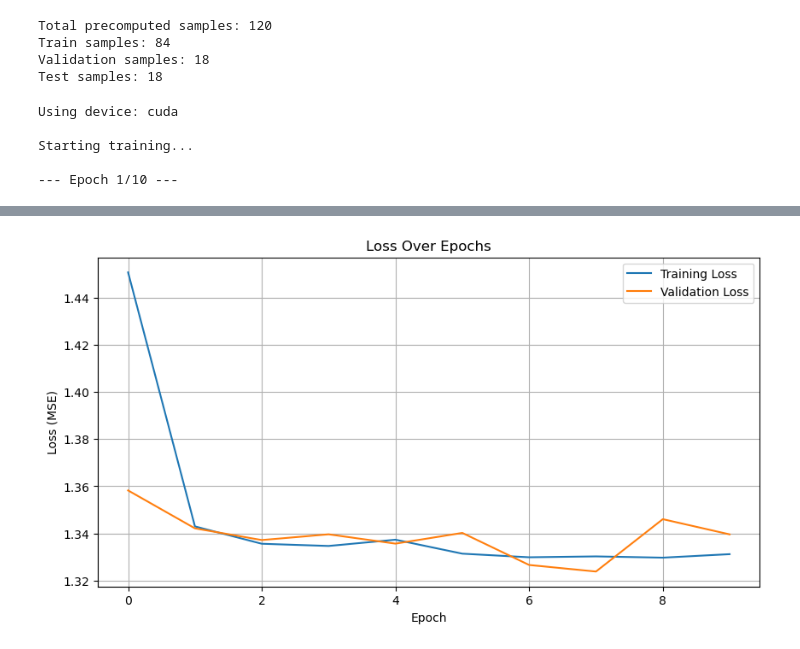
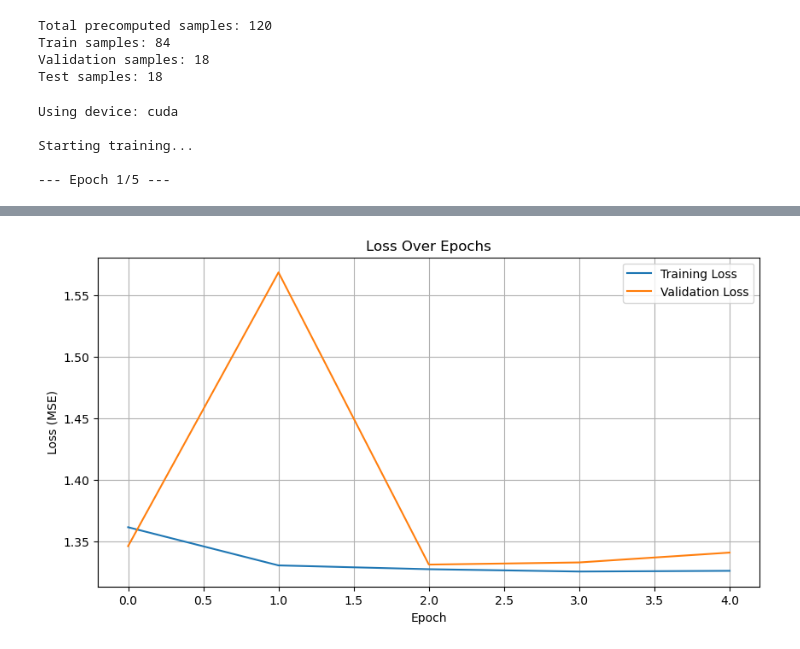
Before and after one commit to Mannvika/KyodaiNaturalResourceLab, a Jupyter notebook: ModelTrainingTest.ipynb, the cells around one changed output, grey strips where cells are left out. Cells and saved outputs as stored; diff of their text form; code cells hidden in the pictures.

Commit message:
Removed new unet defintion and added premade unet

```diff
--- a/ModelTrainingTest.ipynb
+++ b/ModelTrainingTest.ipynb
@@ -166,31 +121,45 @@ class SimpleUNet(nn.Module):
 # %%
-# --- Training Setup ---
 DEVICE = torch.device("cuda" if torch.cuda.is_available() else "cpu")
 print(f"Using device: {DEVICE}")
 
-MODEL_FEATURES = [32, 64, 128] # Further reduced features for 1500x1500
-model = SimpleUNet(in_channels=1, out_channels=1, features=MODEL_FEATURES).to(DEVICE)
+ENCODER = 'resnet18'
+ENCODER_WEIGHTS = 'imagenet'
+ENCODER_DEPTH = 3
+DECODER_CHANNELS = (128, 32, 16)
+IN_CHANNELS = 1
+OUT_CHANNELS = 1
 
-LEARNING_RATE = 1e-4
-NUM_EPOCHS = 10 # Start with fewer epochs
+model = smp.Unet(
+    encoder_name=ENCODER,
+    encoder_weights=ENCODER_WEIGHTS,
+    encoder_depth=ENCODER_DEPTH,
+    decoder_channels=DECODER_CHANNELS,
+    in_channels=IN_CHANNELS,
+    classes=OUT_CHANNELS,
+).to(DEVICE)
+
+LEARNING_RATE = 1e-2
+NUM_EPOCHS = 5
 WEIGHT_DECAY = 1e-5
 
 criterion = nn.MSELoss()
 optimizer = optim.Adam(model.parameters(), lr=LEARNING_RATE, weight_decay=WEIGHT_DECAY)
-scaler = torch.cuda.amp.GradScaler(enabled=(DEVICE.type == 'cuda')) # Mixed precision
+scaler = torch.cuda.amp.GradScaler(enabled=(DEVICE.type == 'cuda'))
 
-# --- Training and Validation Loops (mostly unchanged) ---
 def train_one_epoch(loader, model, optimizer, criterion, device, scaler):
     model.train()
     epoch_loss = 0
     if loader is None:
         print("Training loader is None, skipping training epoch.")
         return 0.0
-    for batch_idx, (noisy1, noisy2, _) in enumerate(loader):
+    # Adjust unpacking to match the 5 items from the dataset
+    for batch_idx, (noisy1, noisy2, _clean, _time_step, _config_name) in enumerate(loader): # CHANGED
         noisy1, noisy2 = noisy1.to(device), noisy2.to(device)
+        # _clean, _time_step, _config_name are unpacked but not used in this specific training step
+        # If you need them later (e.g., for logging), you can use them.
         with torch.cuda.amp.autocast(enabled=(device.type == 'cuda')):
             denoised_output = model(noisy1)
-            loss = criterion(denoised_output, noisy2)
+            loss = criterion(denoised_output, noisy2) # Using noisy2 as target for Noise2Noise
         optimizer.zero_grad()
         scaler.scale(loss).backward()
         scaler.step(optimizer)
@@ -209,11 +178,13 @@ def validate_one_epoch(loader, model, criterion, device):
         print("Validation loader is None, skipping validation epoch.")
         return float('inf')
     with torch.no_grad():
-        for noisy1, noisy2, _ in loader:
+        # Adjust unpacking to match the 5 items from the dataset
+        for noisy1, noisy2, _clean, _time_step, _config_name in loader: # CHANGED
             noisy1, noisy2 = noisy1.to(device), noisy2.to(device)
+            # _clean, _time_step, _config_name are unpacked but not used here
             with torch.cuda.amp.autocast(enabled=(device.type == 'cuda')):
                 denoised_output = model(noisy1)
-                loss = criterion(denoised_output, noisy2)
+                loss = criterion(denoised_output, noisy2) # Using noisy2 as target
             epoch_loss += loss.item()
     if len(loader) == 0: return float('inf')
     avg_epoch_loss = epoch_loss / len(loader)
@@ -235,8 +206,8 @@ if train_loader is not None:
             val_losses.append(val_loss)
 
         save_path = f"model_epoch_{epoch+1}.pth"
-        if val_loss < best_val_loss : # Condition met if val_loader exists and loss improved
-            if val_loader is not None: # ensure val_loss is from actual validation
+        if val_loss < best_val_loss :
+            if val_loader is not None:
                  best_val_loss = val_loss
                  save_path = "best_denoising_model.pth"
                  print(f"Saved new best model with val_loss: {best_val_loss:.4f} to {save_path}")
@@ -259,4 +230,4 @@ Using device: cuda
 
 Starting training...
 
---- Epoch 1/10 ---
+--- Epoch 1/5 ---
@@ -288,4 +259,4 @@ Validation Avg Loss: 1.3396
 
 Training finished!
-[figure, old version]
+[figure, new version]
 # %%
```
Also changed, not shown: parts of 5 cells of this notebook, 2 other files.
